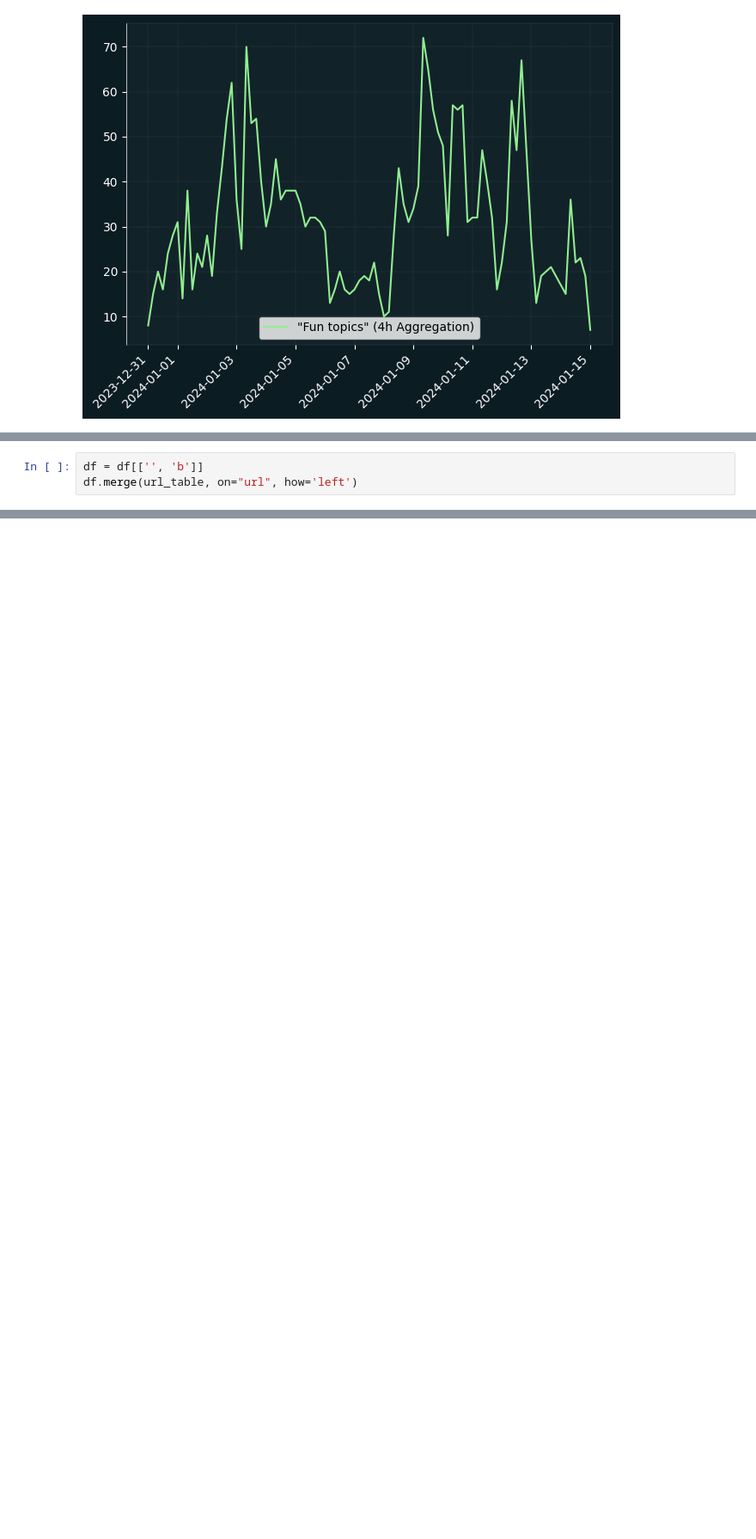
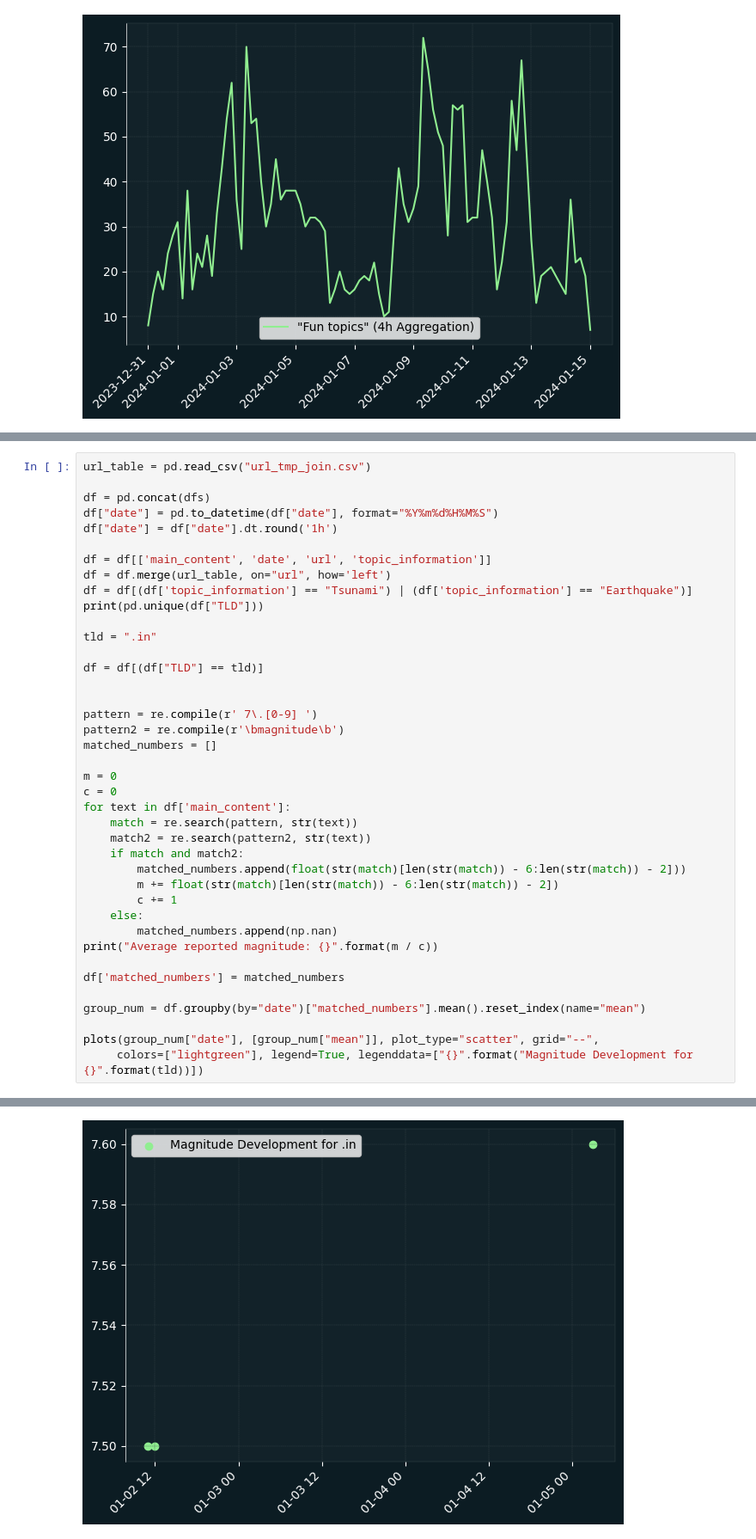
Before and after one commit to KonstiDE/ERNIE, a Jupyter notebook: plotting.ipynb, the cells around one changed output, grey strips where cells are left out. Shown at 86% size. Cells and saved outputs as stored; diff of their text form; blank space fills up the shorter version.

```diff
--- a/plotting.ipynb
+++ b/plotting.ipynb
@@ -276,3 +288,41 @@ Average reported magnitude: 7.585635359116231
 # %%
-df = df[['', 'b']]
-df.merge(url_table, on="url", how='left')
+url_table = pd.read_csv("url_tmp_join.csv")
+
+df = pd.concat(dfs)
+df["date"] = pd.to_datetime(df["date"], format="%Y%m%d%H%M%S")
+df["date"] = df["date"].dt.round('1h')
+
+df = df[['main_content', 'date', 'url', 'topic_information']]
+df = df.merge(url_table, on="url", how='left')
+df = df[(df['topic_information'] == "Tsunami") | (df['topic_information'] == "Earthquake")]
+print(pd.unique(df["TLD"]))
+
+tld = ".in"
+
+df = df[(df["TLD"] == tld)]
+
+
+pattern = re.compile(r' 7\.[0-9] ')
+pattern2 = re.compile(r'\bmagnitude\b')
+matched_numbers = []
+
+m = 0
+c = 0
+for text in df['main_content']:
+    match = re.search(pattern, str(text))
+    match2 = re.search(pattern2, str(text))
+    if match and match2:
+        matched_numbers.append(float(str(match)[len(str(match)) - 6:len(str(match)) - 2]))
+        m += float(str(match)[len(str(match)) - 6:len(str(match)) - 2])
+        c += 1
+    else:
+        matched_numbers.append(np.nan)
+print("Average reported magnitude: {}".format(m / c))
+
+df['matched_numbers'] = matched_numbers
+
+group_num = df.groupby(by="date")["matched_numbers"].mean().reset_index(name="mean")
+
+plots(group_num["date"], [group_num["mean"]], plot_type="scatter", grid="--",
+     colors=["lightgreen"], legend=True, legenddata=["{}".format("Magnitude Development for {}".format(tld))])
+# %% [output]
@@ -278,0 +336 @@ df.merge(url_table, on="url", how='left')
+[figure, added]
```
Also changed, not shown: parts of 3 cells of this notebook.
